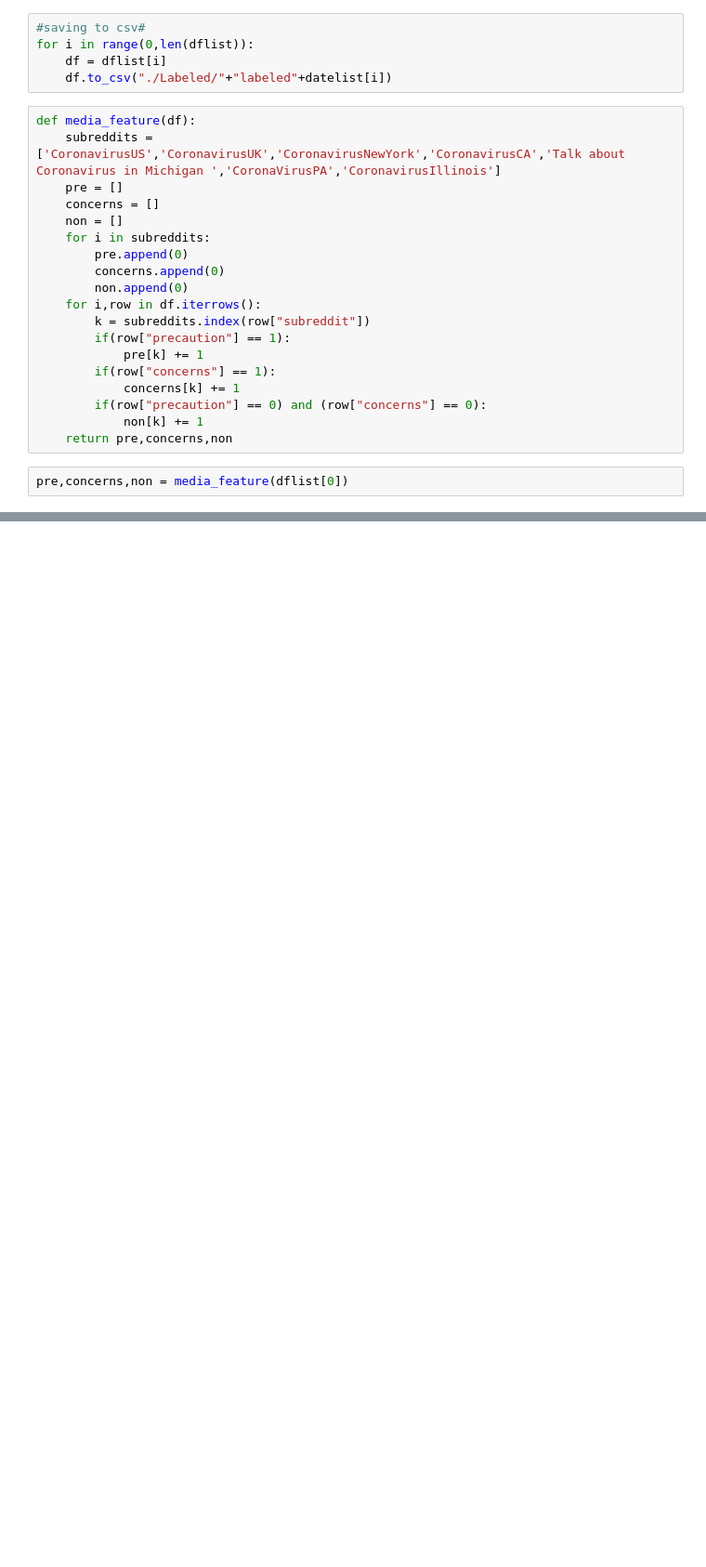
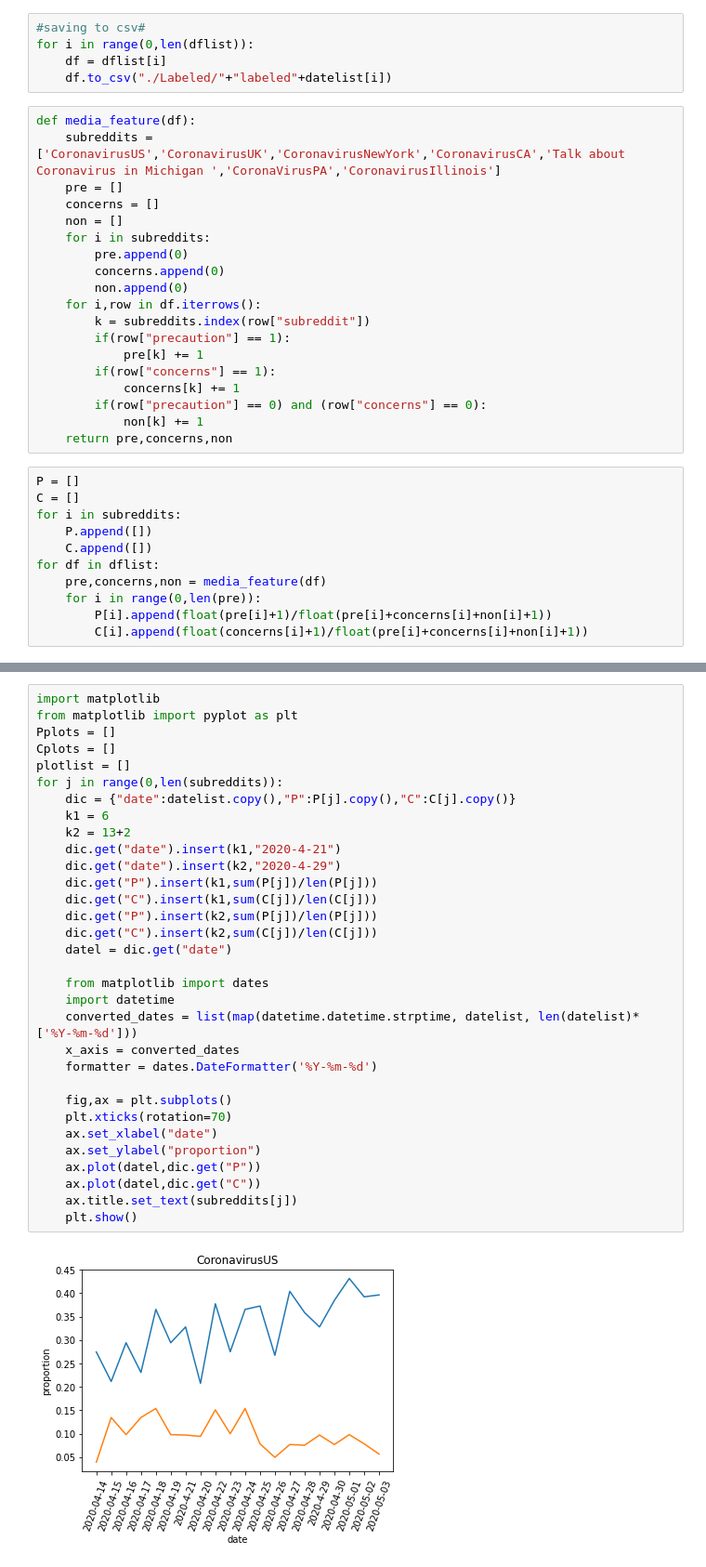
Before and after one commit to yitao-yu/Reddit_corona_scraper, a Jupyter notebook: SocialMediaDataAnalysis.ipynb, the cells around one changed output, grey strips where cells are left out. Shown at 93% size. Cells and saved outputs as stored; diff of their text form; blank space fills up the shorter version.

```diff
--- a/SocialMediaDataAnalysis.ipynb
+++ b/SocialMediaDataAnalysis.ipynb
@@ -214,5 +214,14 @@ def media_feature(df):
         if(row["precaution"] == 0) and (row["concerns"] == 0):
             non[k] += 1
     return pre,concerns,non
-# %%
-pre,concerns,non = media_feature(dflist[0])
+# %%
+P = []
+C = []
+for i in subreddits:
+    P.append([])
+    C.append([])
+for df in dflist:
+    pre,concerns,non = media_feature(df)
+    for i in range(0,len(pre)):
+        P[i].append(float(pre[i]+1)/float(pre[i]+concerns[i]+non[i]+1))
+        C[i].append(float(concerns[i]+1)/float(pre[i]+concerns[i]+non[i]+1))
@@ -218,0 +249,34 @@ pre,concerns,non = media_feature(dflist[0])
+# %%
+import matplotlib
+from matplotlib import pyplot as plt
+Pplots = []
+Cplots = []
+plotlist = []
+for j in range(0,len(subreddits)):
+    dic = {"date":datelist.copy(),"P":P[j].copy(),"C":C[j].copy()}
+    k1 = 6
+    k2 = 13+2
+    dic.get("date").insert(k1,"2020-4-21")
+    dic.get("date").insert(k2,"2020-4-29")
+    dic.get("P").insert(k1,sum(P[j])/len(P[j]))
+    dic.get("C").insert(k1,sum(C[j])/len(C[j]))
+    dic.get("P").insert(k2,sum(P[j])/len(P[j]))
+    dic.get("C").insert(k2,sum(C[j])/len(C[j]))
+    datel = dic.get("date")
+
+    from matplotlib import dates
+    import datetime
+    converted_dates = list(map(datetime.datetime.strptime, datelist, len(datelist)*['%Y-%m-%d']))
+    x_axis = converted_dates
+    formatter = dates.DateFormatter('%Y-%m-%d')
+
+    fig,ax = plt.subplots()
+    plt.xticks(rotation=70)
+    ax.set_xlabel("date")
+    ax.set_ylabel("proportion")
+    ax.plot(datel,dic.get("P"))
+    ax.plot(datel,dic.get("C"))
+    ax.title.set_text(subreddits[j])
+    plt.show()
+# %% [output]
+[figure, added]
```
Also changed, not shown: parts of 2 cells of this notebook.
